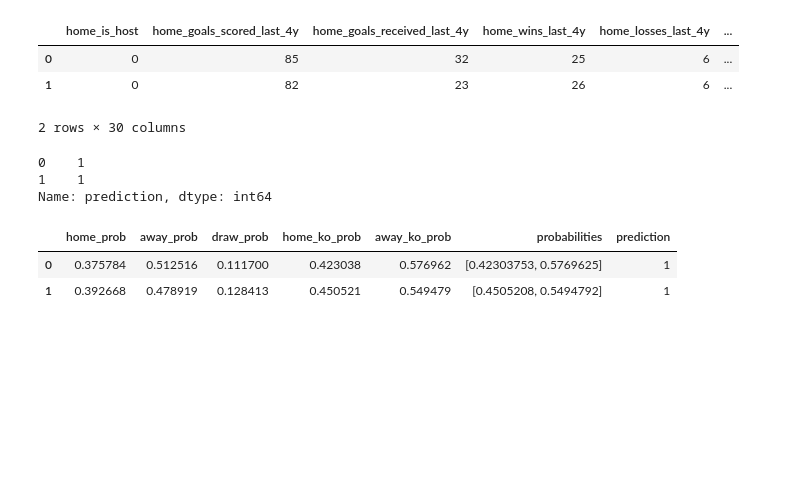
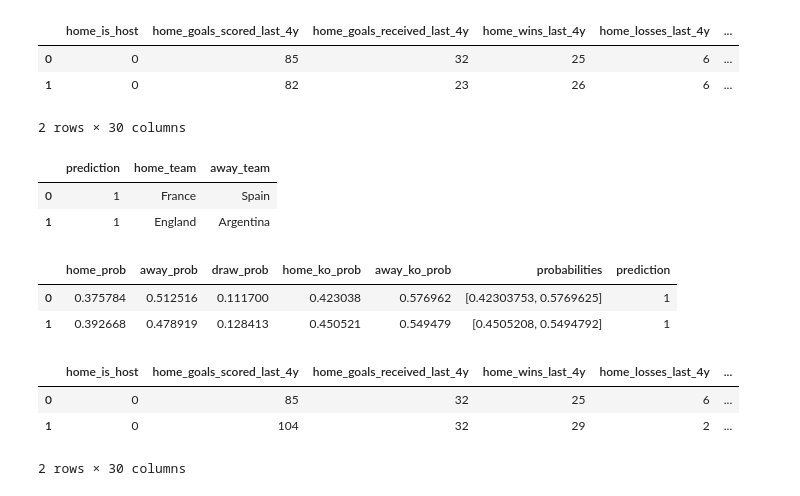
Before and after one commit to michele-55/world_cup_project, a Jupyter notebook: models.ipynb, the cells around one changed output. Cells and saved outputs as stored; diff of their text form; code cells hidden in the pictures; blank space fills up the shorter version.

```diff
--- a/models.ipynb
+++ b/models.ipynb
@@ -414,10 +425,10 @@ semifinals
 | 1 | 0 | 82 | 23 | 26 | 6 | ... |
 2 rows × 30 columns
 # %%
-# Predicting semifinals with XGBoost tuned only for knockouts
+# Predicting semifinals using XGBoost
 prob = model.predict_proba(semifinals)
 
-# creating a dataframe to store the probabilities
+# creating a dataframe to store probabilities
 df_prob = pd.DataFrame(prob, columns = ["home_prob", "away_prob", "draw_prob"])
 
 # compute normalization for knockouts
@@ -439,14 +450,40 @@ def predict(row):
 
 df_prob["prediction"] = df_prob.apply(predict, axis=1)
 preds = df_prob["prediction"]
-preds
-# %% [output]
-0    1
-1    1
-Name: prediction, dtype: int64
+# %%
+preds = pd.DataFrame(preds)
+preds["home_team"] = ["France", "England"]
+preds["away_team"] = ["Spain", "Argentina"]
+preds
+# %% [output]
+|  | prediction | home_team | away_team |
+| 0 | 1 | France | Spain |
+| 1 | 1 | England | Argentina |
 # %%
 df_prob
 # %% [output]
 |  | home_prob | away_prob | draw_prob | home_ko_prob | away_ko_prob | probabilities | prediction |
 | 0 | 0.375784 | 0.512516 | 0.111700 | 0.423038 | 0.576962 | [0.42303753, 0.5769625] | 1 |
 | 1 | 0.392668 | 0.478919 | 0.128413 | 0.450521 | 0.549479 | [0.4505208, 0.5494792] | 1 |
+# %%
+# Hardcoding finals data
+finals = pd.DataFrame({'home_is_host': [0,0], 'home_goals_scored_last_4y': [85,104],
+       'home_goals_received_last_4y': [32,32], 'home_wins_last_4y': [25,29],
+       'home_losses_last_4y': [6,2], 'home_draws_last_4y': [7,8], 'home_wc_titles_before': [2,1],
+       'home_total_market_value_eur': [1290000000.0, 1150000000.0], 'home_avg_age': [26.7,27.2],
+       'home_wc_participations_before': [16,16], 'home_groups_passed_before': [10,11],
+       'home_round16_before': [8,9], 'home_quarterfinals_before': [9,6],
+       'home_semifinals_before': [7,2], 'home_finals_before': [4,1], 'away_is_host': [0,0],
+       'away_goals_scored_last_4y': [82,80], 'away_goals_received_last_4y': [23,14],
+       'away_wins_last_4y': [26,30], 'away_losses_last_4y': [6,4], 'away_draws_last_4y': [7,3],
+       'away_wc_titles_before': [1,3], 'away_total_market_value_eur': [1300000000.0,575000000.0], 'away_avg_age': [26.8,27.9],
+       'away_wc_participations_before': [16,18], 'away_groups_passed_before': [13,15],
+       'away_round16_before': [8,10], 'away_quarterfinals_before': [10,10],
+       'away_semifinals_before': [3,6], 'away_finals_before': [1,6]}
+)
+finals
+# %% [output]
+|  | home_is_host | home_goals_scored_last_4y | home_goals_received_last_4y | home_wins_last_4y | home_losses_last_4y | ... |
+| 0 | 0 | 85 | 32 | 25 | 6 | ... |
+| 1 | 0 | 104 | 32 | 29 | 2 | ... |
+2 rows × 30 columns
```
Also changed, not shown: parts of 15 cells of this notebook.
